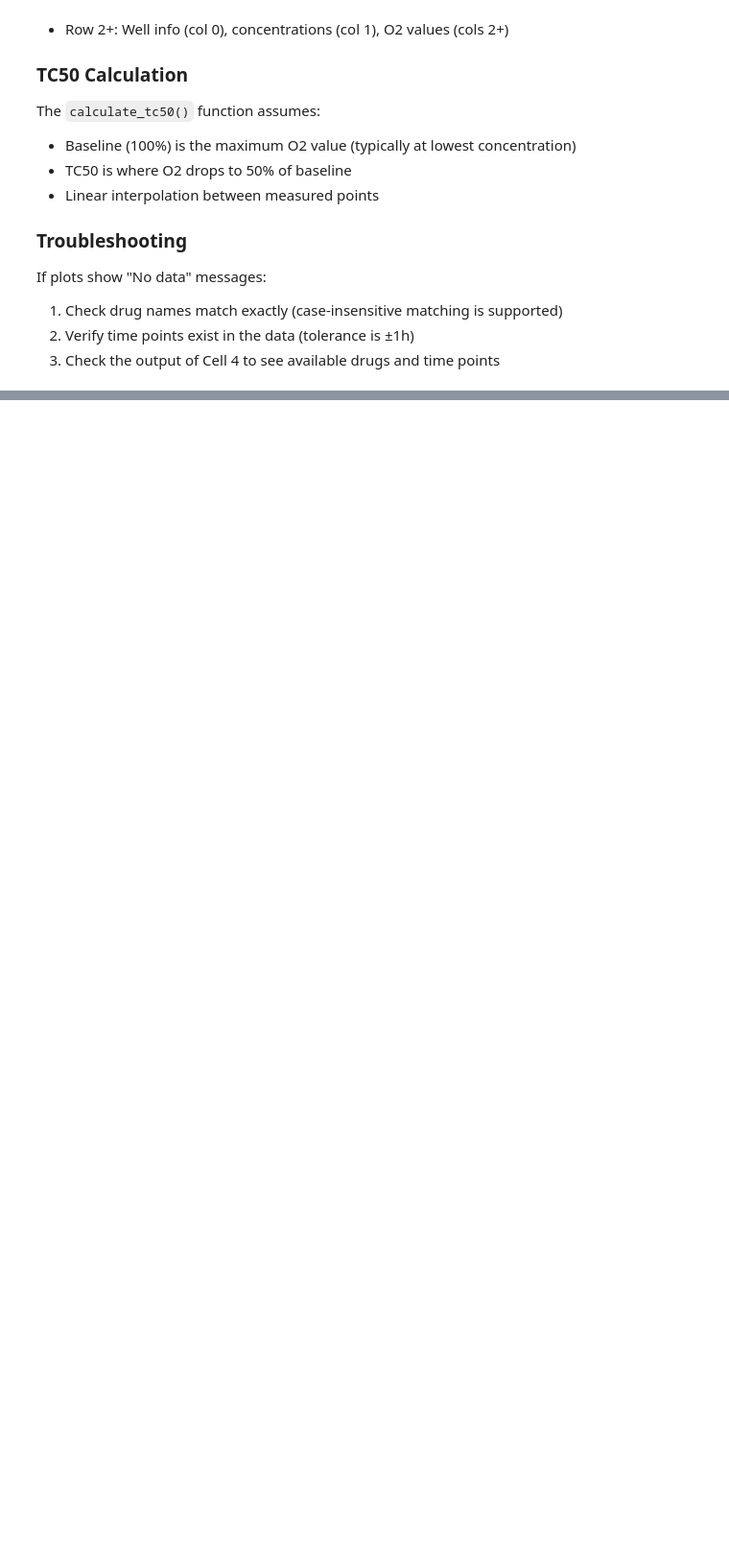
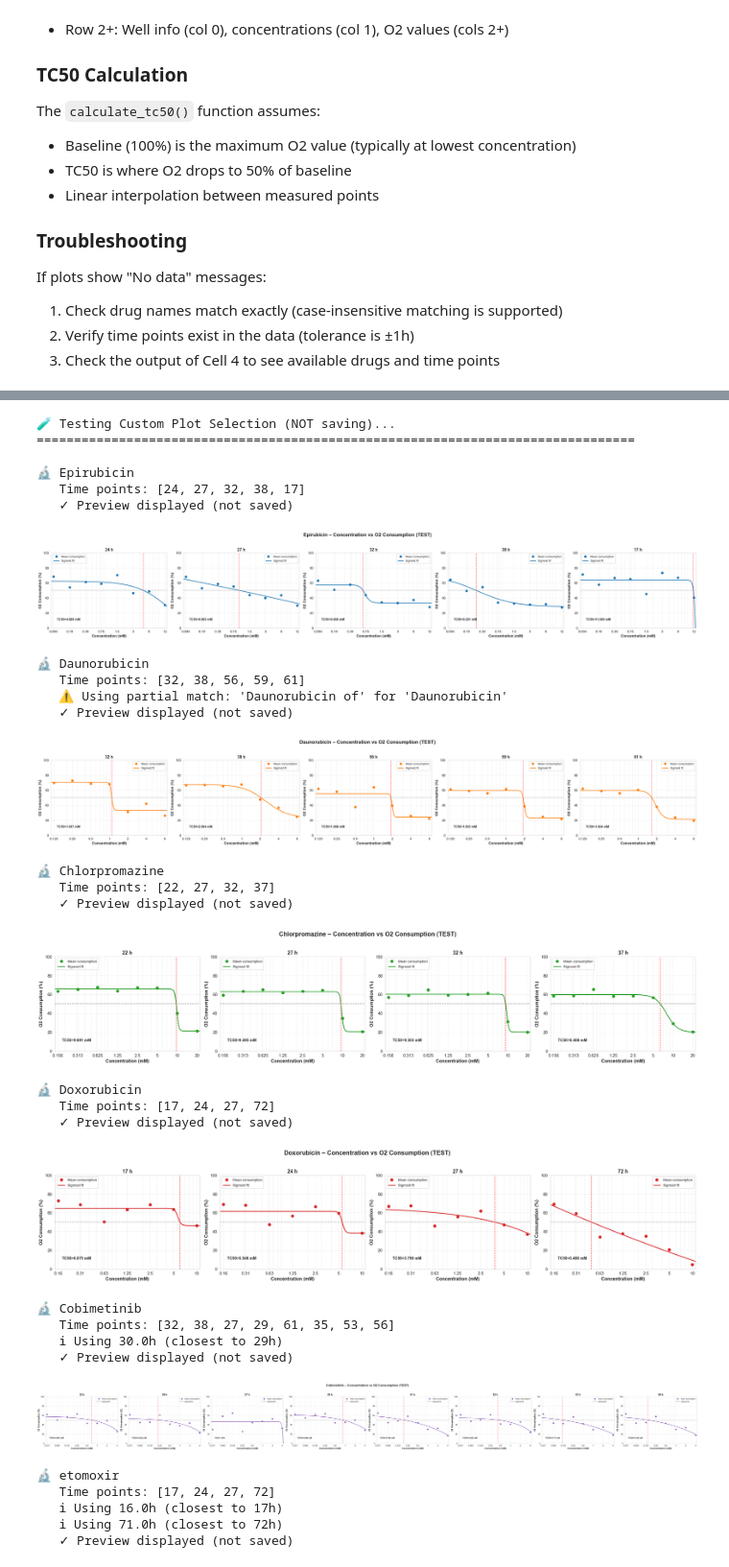
Before and after one commit to NoahB10/Cardiac_RODEO, a Jupyter notebook: TC50_O2_Concentration_Plots.ipynb, the cells around one changed output, grey strips where cells are left out. Shown at 96% size. Saved outputs shown, nothing was run; the diff lists cells and outputs as text; code cells hidden in the pictures; blank space fills up the shorter version.

Commit message:
Update TC50 O2 concentration plots notebook

```diff
--- a/TC50_O2_Concentration_Plots.ipynb
+++ b/TC50_O2_Concentration_Plots.ipynb
@@ -798,0 +512,69 @@ SyntaxError: unterminated string literal (detected at line 76) (3889978080.py, l
+# %%
+# Cell #10
+# Depends on: 1, 2, 3, 4, 5
+# Purpose: Custom Drug/Time Selection - Testing (No Saving)
+
+# ============================================================================
+# CONFIGURE YOUR TEST PLOTS HERE
+# ============================================================================
+
+TEST_SELECTIONS = {
+    'Epirubicin': [24, 27, 32, 38, 17],
+    'Daunorubicin': [32, 38, 56, 59, 61],
+    'Chlorpromazine': [22, 27, 32, 37],
+    'Doxorubicin': [17, 24, 27, 72],
+    'Cobimetinib': [32, 38, 27, 29, 61, 35, 53, 56],
+    'etomoxir': [17, 24, 27, 72],
+    'Vandetanib': [30, 32, 40],
+    'Erlotinib': [40],
+    # Add more drugs and timepoints as needed:
+    # 'DrugName': [hour1, hour2, hour3],
+}
+
+# ============================================================================
+
+print("🧪 Testing Custom Plot Selection (NOT saving)...")
+print("=" * 80)
+
+tc50_results, _, _ = generate_tc50_plots(
+    drug_selections=TEST_SELECTIONS,
+    drug_data=df_o2_raw,
+    output_dir=OUTPUT_DIR,
+    save_files=False,
+    test_mode=True
+)
+
+print("\n" + "="*80)
+print("✅ Test plots complete - no files saved")
+print("=" * 80)
+# %% [output]
+🧪 Testing Custom Plot Selection (NOT saving)...
+================================================================================
+
+🔬 Epirubicin
+   Time points: [24, 27, 32, 38, 17]
+   ✓ Preview displayed (not saved)
+[figure, added]
+🔬 Daunorubicin
+   Time points: [32, 38, 56, 59, 61]
+   ⚠ Using partial match: 'Daunorubicin of' for 'Daunorubicin'
+   ✓ Preview displayed (not saved)
+[figure, added]
+🔬 Chlorpromazine
+   Time points: [22, 27, 32, 37]
+   ✓ Preview displayed (not saved)
+[figure, added]
+🔬 Doxorubicin
+   Time points: [17, 24, 27, 72]
+   ✓ Preview displayed (not saved)
+[figure, added]
+🔬 Cobimetinib
+   Time points: [32, 38, 27, 29, 61, 35, 53, 56]
+   ℹ Using 30.0h (closest to 29h)
+   ✓ Preview displayed (not saved)
+[figure, added]
+🔬 etomoxir
+   Time points: [17, 24, 27, 72]
+   ℹ Using 16.0h (closest to 17h)
+   ℹ Using 71.0h (closest to 72h)
+   ✓ Preview displayed (not saved)
```
Also changed, not shown: parts of 12 cells of this notebook.
